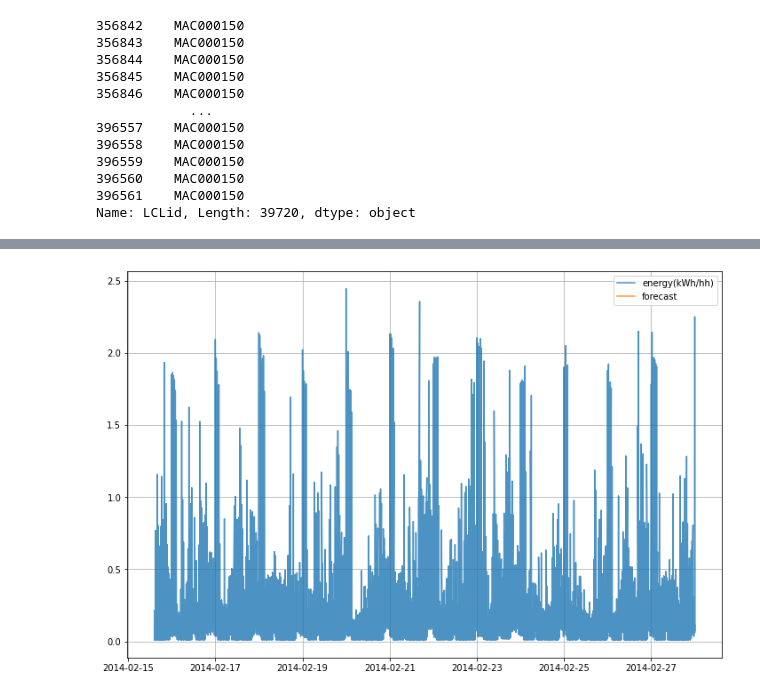
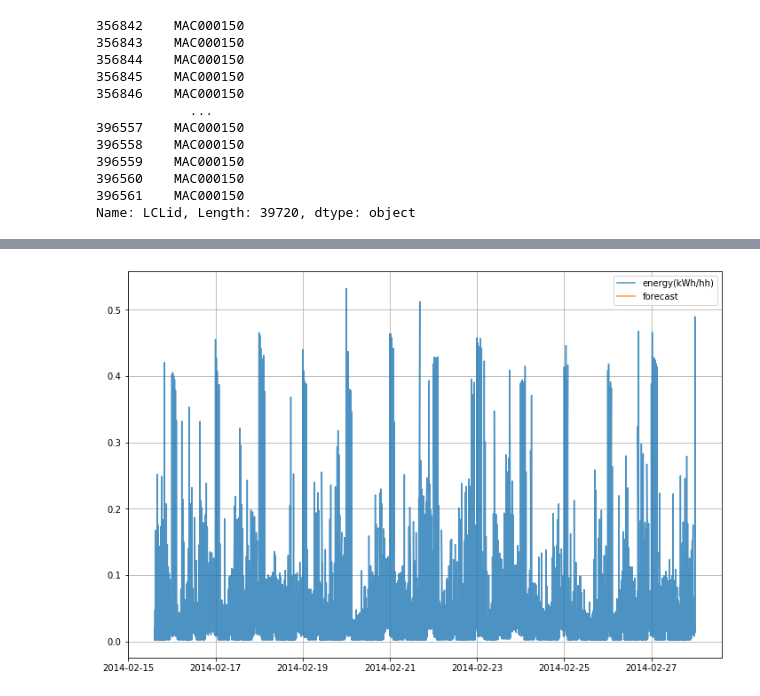
Before and after one commit to SindreMohr/Bachelor_thesis, a Jupyter notebook: LSTM model.ipynb, the cells around one changed output, grey strips where cells are left out. Cells and saved outputs as stored; diff of their text form; code cells hidden in the pictures.

Commit message:
Normalization of the Energy between 0-1, THanks aida :)

```diff
--- a/LSTM model.ipynb
+++ b/LSTM model.ipynb
@@ -28,3 +31,6 @@ df.shape
 # %%
 df['tstp'] = [datetime.strptime(x, '%Y-%m-%d %H:%M:%S') for x in df['tstp']]
 df["energy(kWh/hh)"] = pd.to_numeric(df["energy(kWh/hh)"], downcast="float", errors="coerce")
+
+max_value_energy = df["energy(kWh/hh)"].max()
+max_value_energy
@@ -31,3 +39,5 @@ df["energy(kWh/hh)"] = pd.to_numeric(df["energy(kWh/hh)"], downcast="float", err
+# %%
+df['energy(kWh/hh)'] = df['energy(kWh/hh)'].apply(lambda x: x / max_value_energy)
 # %%
 # Sorting the values
 df.sort_values('tstp', inplace=True)
@@ -319,23 +337,28 @@ yhat = model.predict(X)
 # %%
 yhat = deep_learner.predict()
 # Constructing the forecast dataframe
 fc = df.tail(len(yhat)).copy()
 fc.reset_index(inplace=True)
 fc['forecast'] = yhat
 # Ploting the forecasts
 plt.figure(figsize=(12, 8))
 for dtype in ['energy(kWh/hh)', 'forecast']:
   plt.plot(
     'tstp',
     dtype,
     data=fc,
     label=dtype,
+
+
+
+    hh
+    f
     alpha=0.8
   )
 plt.legend()
 plt.grid()
 # %% [output]
-[figure, old version]
+[figure, new version]
 # %%
 # Forecasting n steps ahead
 
```
Also changed, not shown: parts of 9 cells of this notebook.
